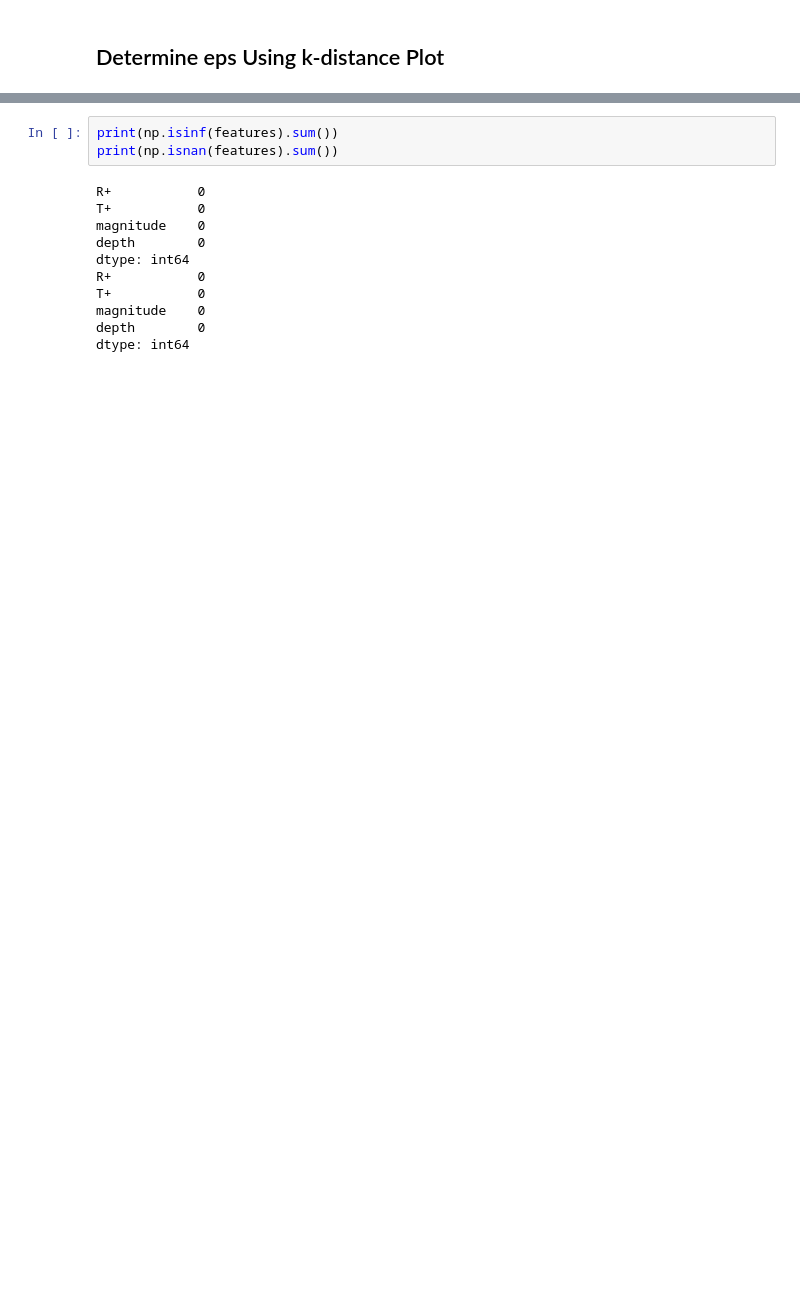
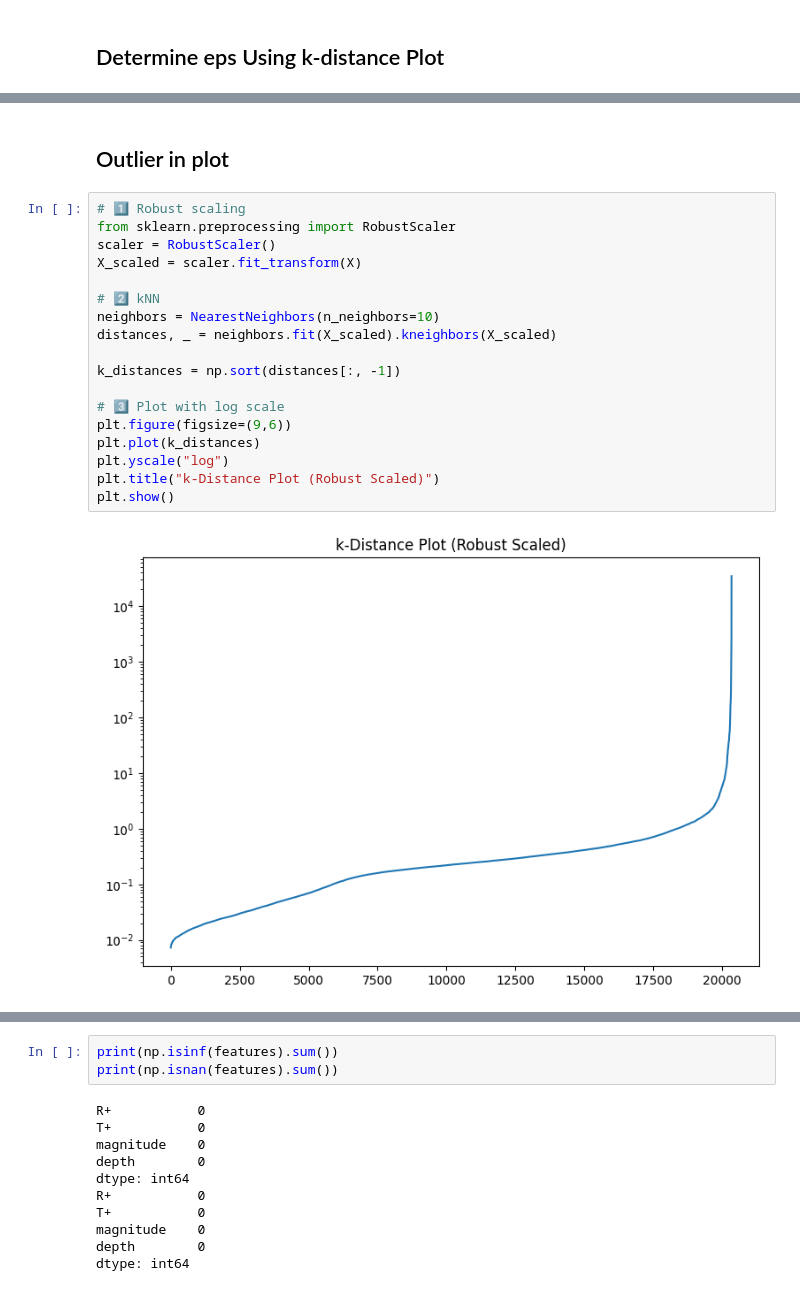
Before and after one commit to Ashraf-ISM/master-thesis-declustering-using-ml, a Jupyter notebook: Unsupervised-ML/DBSCAN/DBSCAN.ipynb, the cells around one changed output, grey strips where cells are left out. Drawn from its saved outputs; the diff is of its cells as text; blank space fills up the shorter version.

```diff
--- a/Unsupervised-ML/DBSCAN/DBSCAN.ipynb
+++ b/Unsupervised-ML/DBSCAN/DBSCAN.ipynb
@@ -150,0 +392,22 @@ X_scaled = scaler.fit_transform(features)
+# %% [markdown]
+## Outlier in plot
+# %%
+# 1️⃣ Robust scaling
+from sklearn.preprocessing import RobustScaler
+scaler = RobustScaler()
+X_scaled = scaler.fit_transform(X)
+
+# 2️⃣ kNN
+neighbors = NearestNeighbors(n_neighbors=10)
+distances, _ = neighbors.fit(X_scaled).kneighbors(X_scaled)
+
+k_distances = np.sort(distances[:, -1])
+
+# 3️⃣ Plot with log scale
+plt.figure(figsize=(9,6))
+plt.plot(k_distances)
+plt.yscale("log")
+plt.title("k-Distance Plot (Robust Scaled)")
+plt.show()
+# %% [output]
+[figure, added]
```
Also changed, not shown: parts of 15 cells of this notebook.
